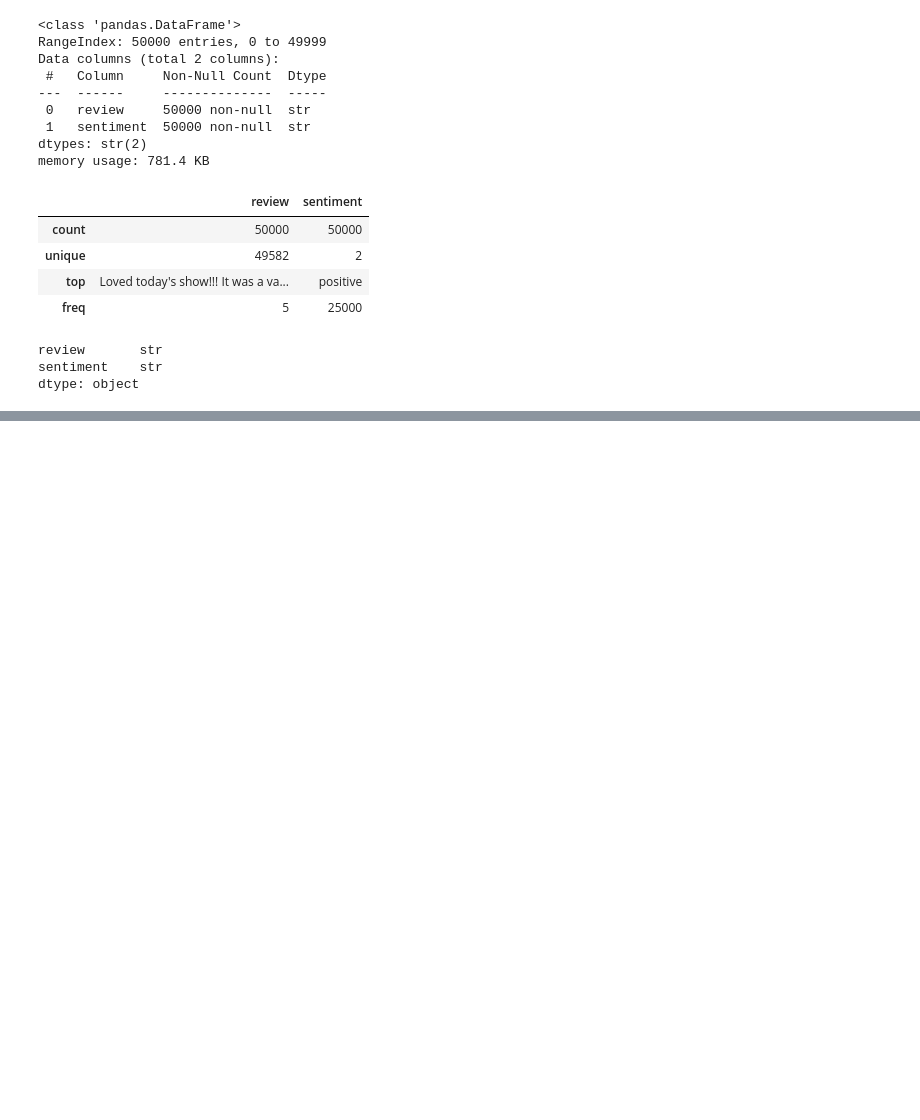
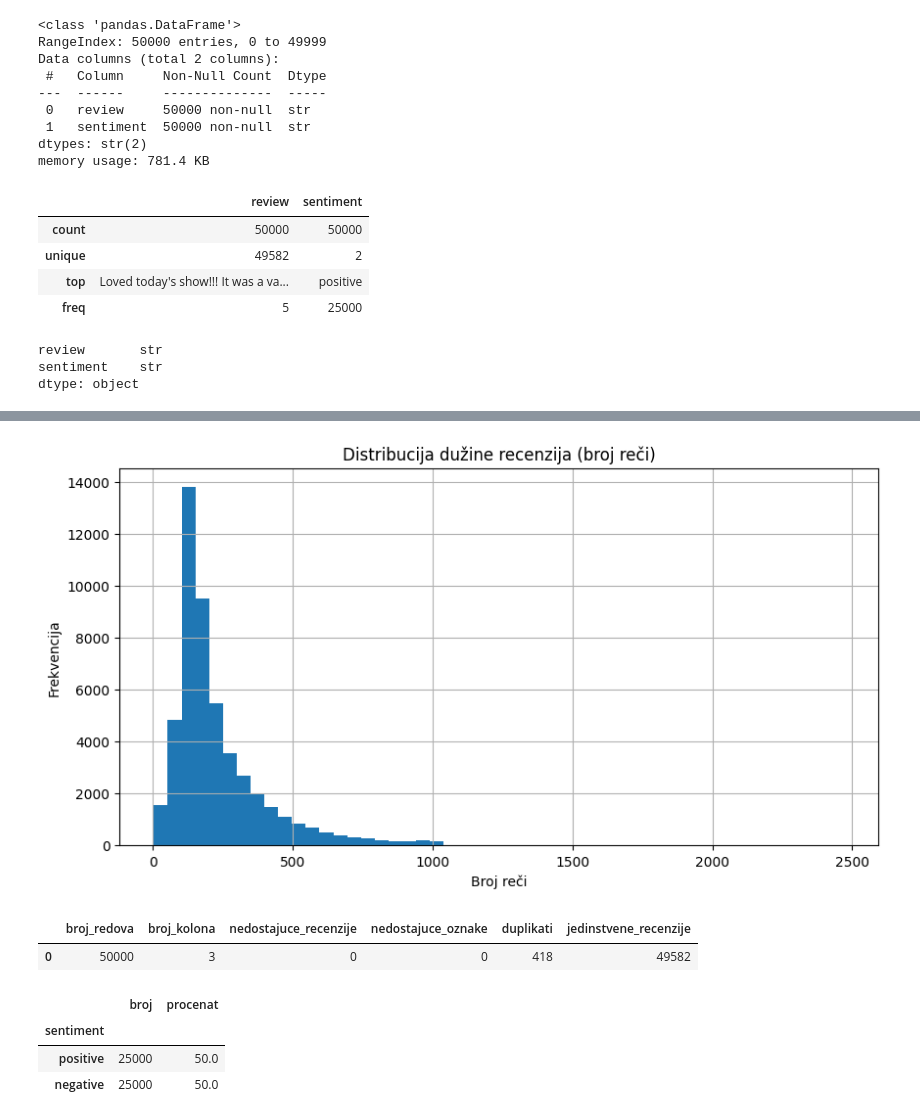
Before and after one commit to natalija529/imdb-movies, a Jupyter notebook: imdb-movies.ipynb, the cells around one changed output, grey strips where cells are left out. Drawn from its saved outputs; the diff is of its cells as text; code cells hidden in the pictures; blank space fills up the shorter version.

```diff
--- a/imdb-movies.ipynb
+++ b/imdb-movies.ipynb
@@ -3,10 +27,10 @@
 # %%
-import numpy as np
-import pandas as pd
-
 RANDOM_STATE = 42
 np.random.seed(RANDOM_STATE)
 
+plt.rcParams["figure.figsize"] = (10, 5)
+plt.rcParams["axes.grid"] = True
+
 pd.set_option("display.max_columns", None)
 pd.set_option("display.width", 200)
 # %% [markdown]
@@ -24,8 +48,6 @@ data_path = "data/IMDB_Dataset.csv"
 
 df = pd.read_csv(data_path)
 
-df = df.dropna(axis=1, how="all")
-
 df.shape
 # %% [output]
 (50000, 2)
@@ -66,0 +103,4 @@ dtype: object
+# %%
+df['length'] = df['review'].apply(lambda x: len(x.split()))
+
+df['length'].describe()
@@ -66,0 +117,33 @@ dtype: object
+# %%
+plt.figure()
+plt.hist(df['length'], bins=50)
+plt.title("Distribucija dužine recenzija (broj reči)")
+plt.xlabel("Broj reči")
+plt.ylabel("Frekvencija")
+plt.show()
+# %% [output]
+[figure, added]
+# %%
+quality_summary = pd.DataFrame({
+    "broj_redova": [len(df)],
+    "broj_kolona": [df.shape[1]],
+    "nedostajuce_recenzije": [df["review"].isna().sum()],
+    "nedostajuce_oznake": [df["sentiment"].isna().sum()],
+    "duplikati": [df.duplicated().sum()],
+    "jedinstvene_recenzije": [df["review"].nunique()]
+})
+
+quality_summary
+# %% [output]
+|  | broj_redova | broj_kolona | nedostajuce_recenzije | nedostajuce_oznake | duplikati | jedinstvene_recenzije |
+| 0 | 50000 | 3 | 0 | 0 | 418 | 49582 |
+# %%
+class_distribution = df["sentiment"].value_counts().to_frame("broj")
+class_distribution["procenat"] = (class_distribution["broj"] / len(df) * 100).round(2)
+
+class_distribution
+# %% [output]
+|  | broj | procenat |
+| sentiment |  |  |
+| positive | 25000 | 50.0 |
+| negative | 25000 | 50.0 |
```
Also changed, not shown: parts of 50 cells of this notebook.
